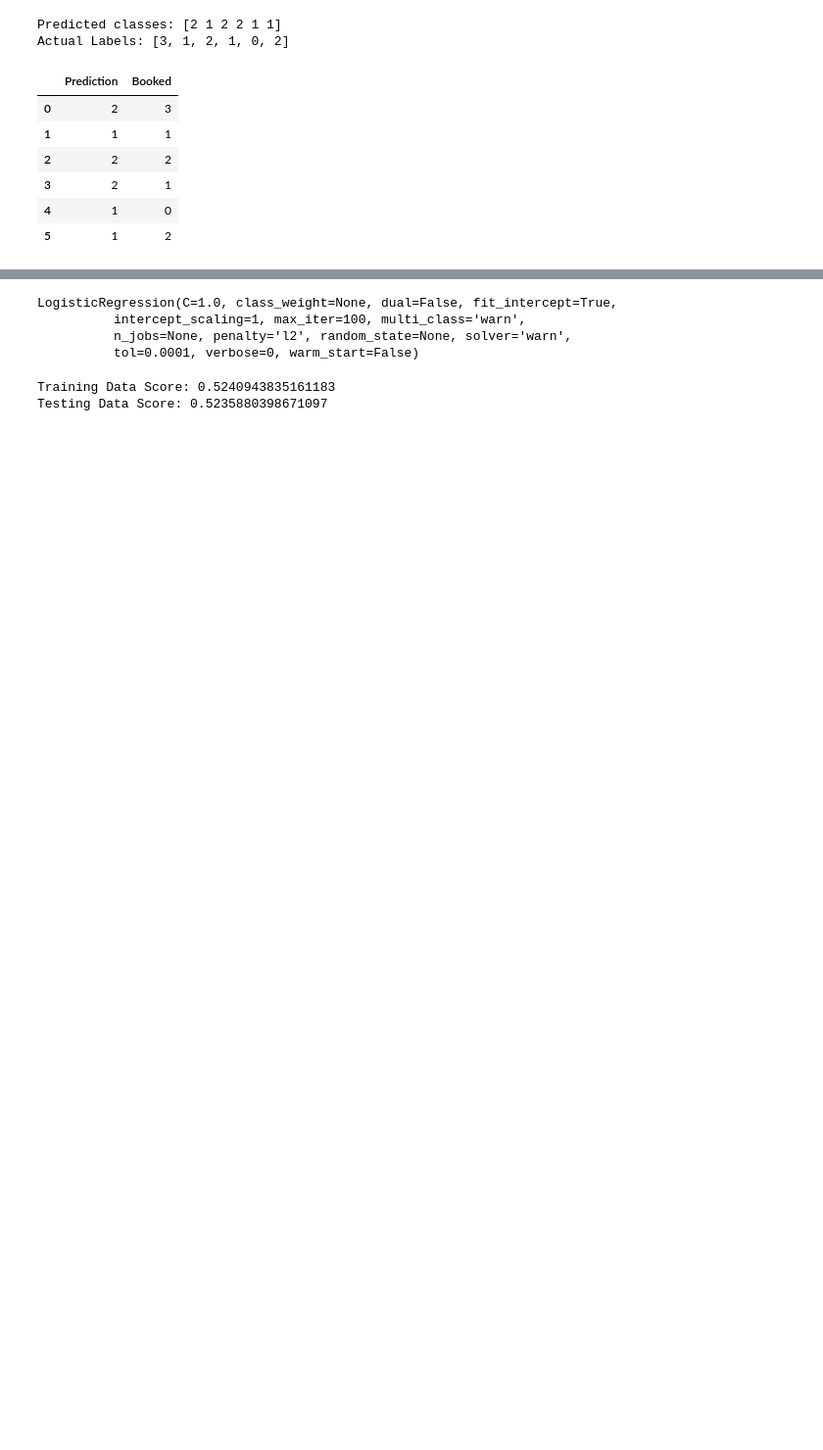
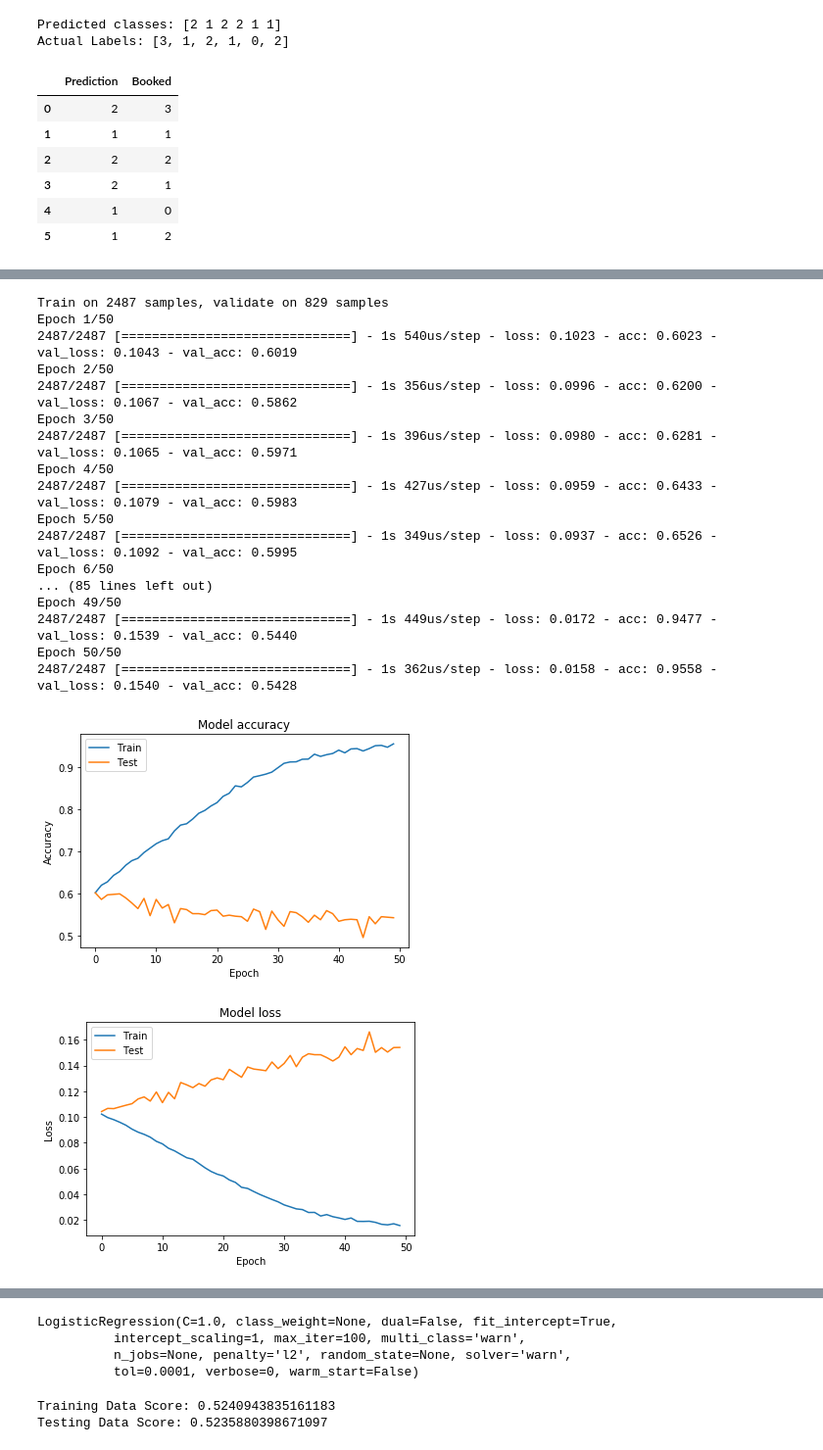
Before and after one commit to LoriHarris/Airbnb_ML, a Jupyter notebook: Cleaning.ipynb, the cells around one changed output, grey strips where cells are left out. Shown at 98% size. Cells and saved outputs as stored; diff of their text form; code cells hidden in the pictures; blank space fills up the shorter version.

```diff
--- a/Cleaning.ipynb
+++ b/Cleaning.ipynb
@@ -648,0 +605,42 @@ eli5.show_weights(perm, top=x.shape[1], feature_names = x.columns.tolist())
+# %%
+import matplotlib.pyplot as plt
+
+history = model.fit(x_train_scaled, y_train_categorical, validation_split=0.25, epochs=50, batch_size=16, verbose=1)
+
+# Plot training & validation accuracy values
+plt.plot(history.history['acc'])
+plt.plot(history.history['val_acc'])
+plt.title('Model accuracy')
+plt.ylabel('Accuracy')
+plt.xlabel('Epoch')
+plt.legend(['Train', 'Test'], loc='upper left')
+plt.show()
+
+# Plot training & validation loss values
+plt.plot(history.history['loss'])
+plt.plot(history.history['val_loss'])
+plt.title('Model loss')
+plt.ylabel('Loss')
+plt.xlabel('Epoch')
+plt.legend(['Train', 'Test'], loc='upper left')
+plt.show()
+# %% [output]
+Train on 2487 samples, validate on 829 samples
+Epoch 1/50
+2487/2487 [==============================] - 1s 540us/step - loss: 0.1023 - acc: 0.6023 - val_loss: 0.1043 - val_acc: 0.6019
+Epoch 2/50
+2487/2487 [==============================] - 1s 356us/step - loss: 0.0996 - acc: 0.6200 - val_loss: 0.1067 - val_acc: 0.5862
+Epoch 3/50
+2487/2487 [==============================] - 1s 396us/step - loss: 0.0980 - acc: 0.6281 - val_loss: 0.1065 - val_acc: 0.5971
+Epoch 4/50
+2487/2487 [==============================] - 1s 427us/step - loss: 0.0959 - acc: 0.6433 - val_loss: 0.1079 - val_acc: 0.5983
+Epoch 5/50
+2487/2487 [==============================] - 1s 349us/step - loss: 0.0937 - acc: 0.6526 - val_loss: 0.1092 - val_acc: 0.5995
+Epoch 6/50
+... (85 lines left out)
+Epoch 49/50
+2487/2487 [==============================] - 1s 449us/step - loss: 0.0172 - acc: 0.9477 - val_loss: 0.1539 - val_acc: 0.5440
+Epoch 50/50
+2487/2487 [==============================] - 1s 362us/step - loss: 0.0158 - acc: 0.9558 - val_loss: 0.1540 - val_acc: 0.5428
+[figure, added]
+[figure, added]
```
Also changed, not shown: parts of 35 cells of this notebook, 3 other files.
